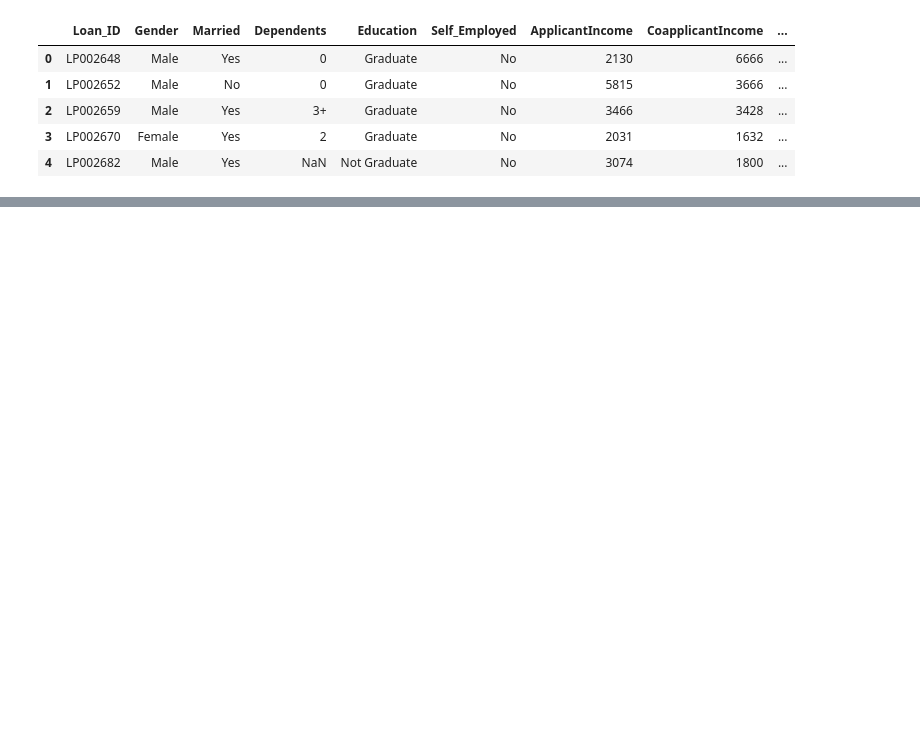
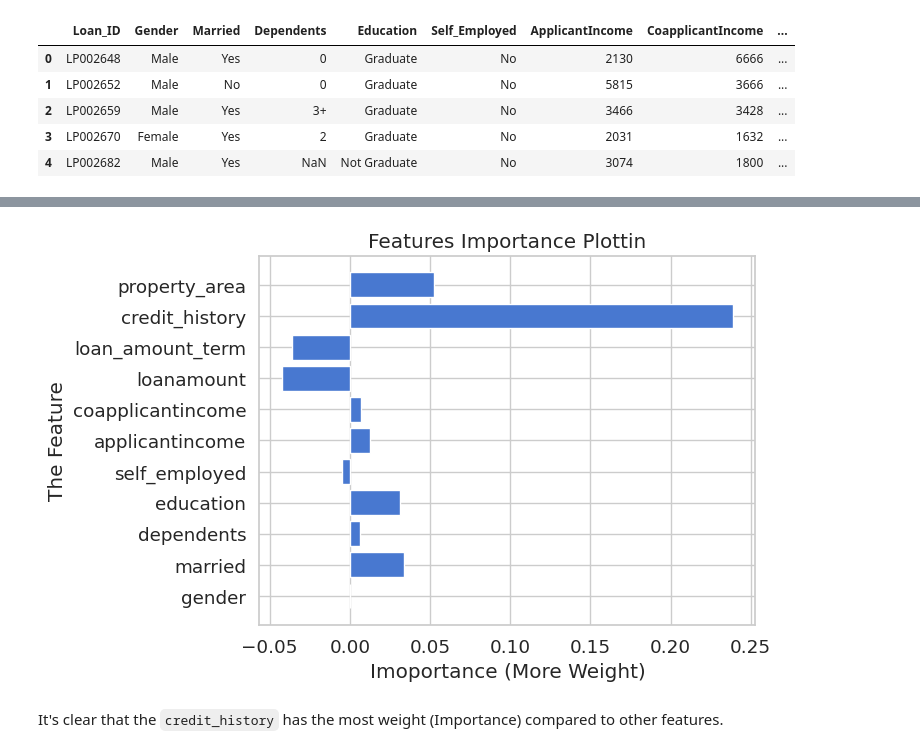
Before and after one commit to allaalmouiz/loan_acceptance_prediction, a Jupyter notebook: Loan_Acceptance_Prediction_Challange_AlaaAlmouiz(S2026_176).ipynb, the cells around one changed output, grey strips where cells are left out. Drawn from its saved outputs; the diff is of its cells as text; code cells hidden in the pictures; blank space fills up the shorter version.

```diff
--- a/Loan_Acceptance_Prediction_Challange_AlaaAlmouiz(S2026_176).ipynb
+++ b/Loan_Acceptance_Prediction_Challange_AlaaAlmouiz(S2026_176).ipynb
@@ -652,0 +913,12 @@ test_df.head()
+# %%
+# store all columns excpet last one as inputs in X
+x_train = train_df.iloc[:,0:-1].values
+x_test = test_df.iloc[:,0:-1].values
+
+# store the last column as the output (label) in y
+y_train = train_df.iloc[:,-1].values
+y_test= test_df.iloc[:,-1].values
+
+
+print(x_train.shape, y_train.shape)
+print(y_test.shape, y_test.shape)
@@ -652,0 +930,6 @@ test_df.head()
+# %%
+# Normalize the data
+
+scaler = StandardScaler()
+x_train = scaler.fit_transform(x_train)
+x_test = scaler.fit_transform(x_test)
@@ -652,0 +938,7 @@ test_df.head()
+# %%
+# define our regression model
+model = LinearRegression()
+
+# train our model
+model.fit(x_train, y_train)
+print('YAY! My Linear Regression Model is now trained! Succesfully')
@@ -652,0 +1006,14 @@ test_df.head()
+# %%
+# Feature Importance based on the weights of the model
+
+columns = train_df.columns[0:-1].values
+features_importance = model.coef_
+plt.barh(columns, features_importance)
+plt.title('Features Importance Plottin')
+plt.xlabel('Imoportance (More Weight)')
+plt.ylabel('The Feature')
+plt.show()
+# %% [output]
+[figure, added]
+# %% [markdown]
+It's clear that the `credit_history` has the most weight (Importance) compared to other features.
```
Also changed, not shown: parts of 39 cells of this notebook.
